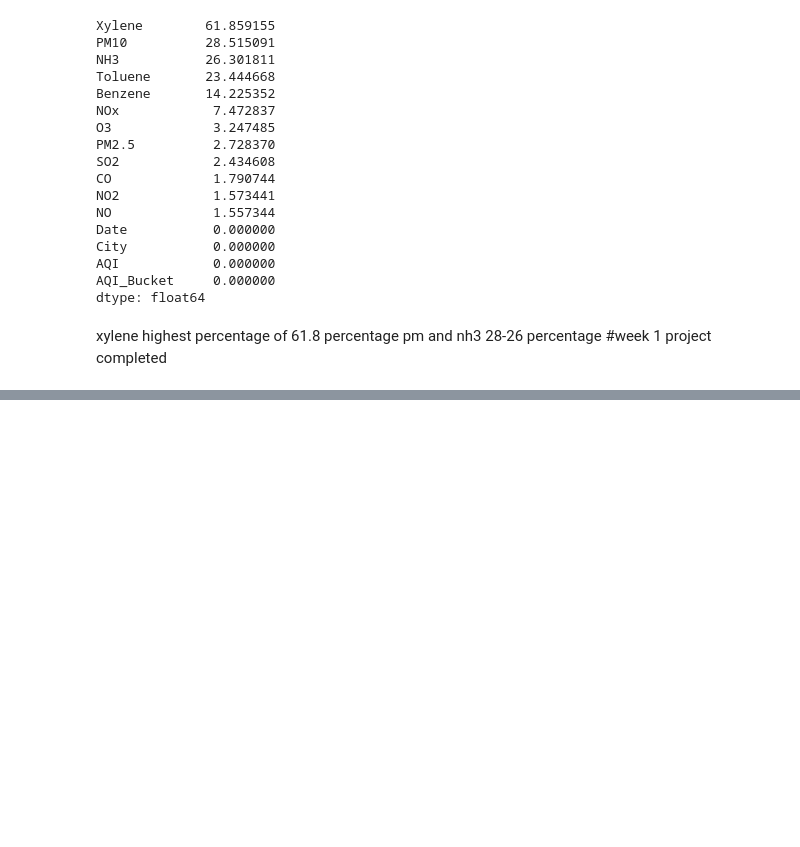
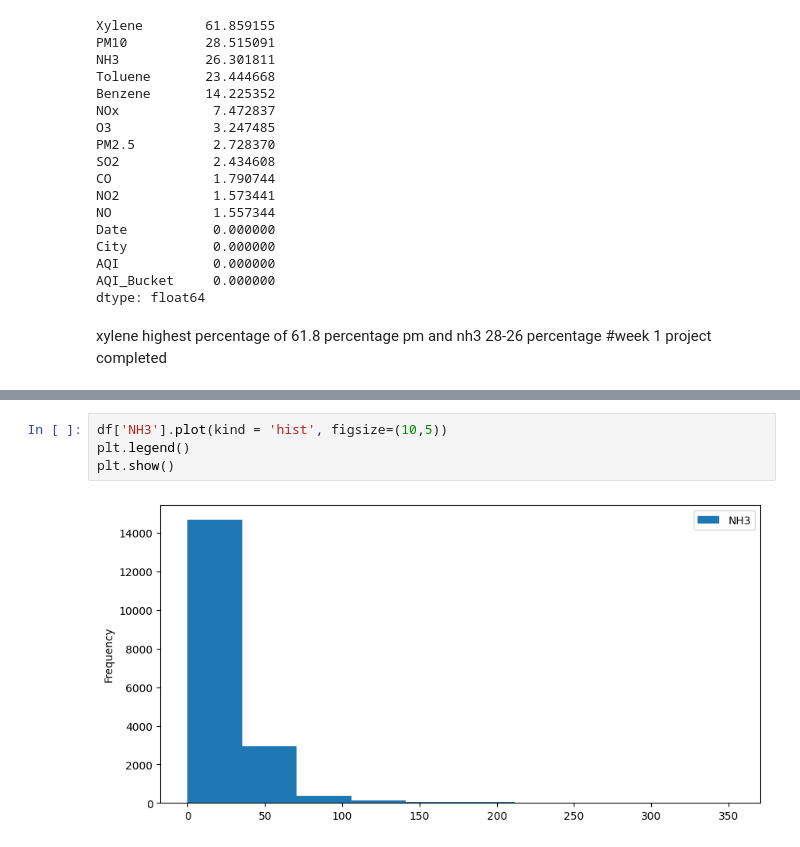
Before and after one commit to iamvishnub/Air-Quality-Index-Prediction-AICTE, a Jupyter notebook: AQI Prediction Model.ipynb, the cells around one changed output, grey strips where cells are left out. Drawn from its saved outputs; the diff is of its cells as text; blank space fills up the shorter version.

```diff
--- a/AQI Prediction Model.ipynb
+++ b/AQI Prediction Model.ipynb
@@ -173,0 +191,6 @@ pm and nh3 28-26 percentage
+# %%
+df['NH3'].plot(kind = 'hist', figsize=(10,5))
+plt.legend()
+plt.show()
+# %% [output]
+[figure, added]
```
Also changed, not shown: parts of 38 cells of this notebook.
